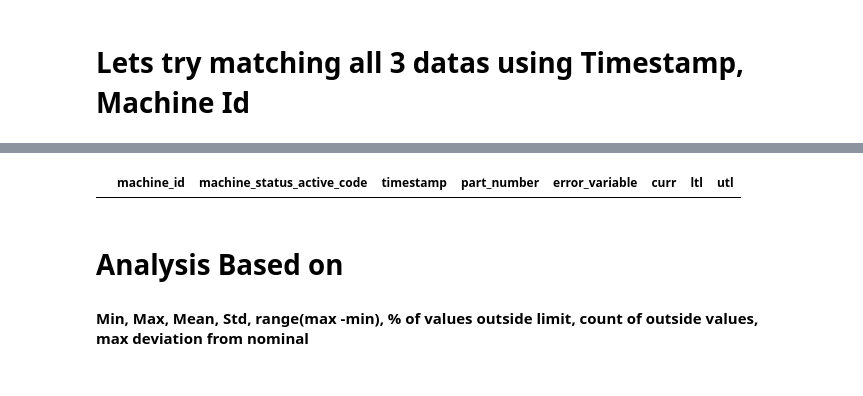
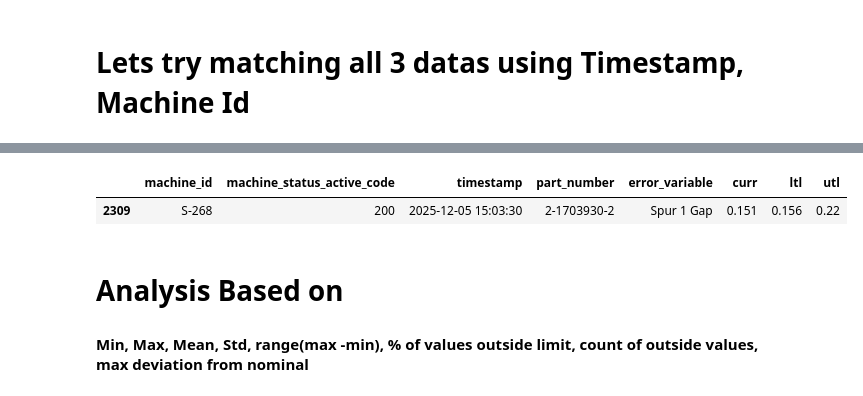
Before and after one commit to OmkarTanajiPatil/TEAICup, a Jupyter notebook: Pandas/5 Visulisation/2.ipynb, the cells around one changed output, grey strips where cells are left out. Cells and saved outputs as stored; diff of their text form; code cells hidden in the pictures.

```diff
--- a/Pandas/5 Visulisation/2.ipynb
+++ b/Pandas/5 Visulisation/2.ipynb
@@ -59,8 +59,10 @@ small_d2
 # %%
 # Lets check if there is errors in this and present in the final dataset d3
-d3[(d3.timestamp >= start_time) & (d3.timestamp <= end_time) & (d3.machine_id == machine_id) & (d3.part_number == part_number)]
+small_d3 = d3[(d3.timestamp >= start_time) & (d3.timestamp <= end_time) & (d3.machine_id == machine_id) & (d3.part_number == part_number)]
+small_d3
 # %% [output]
 |  | machine_id | machine_status_active_code | timestamp | part_number | error_variable | curr | ltl | utl |
+| 2309 | S-268 | 200 | 2025-12-05 15:03:30 | 2-1703930-2 | Spur 1 Gap | 0.151 | 0.156 | 0.22 |
 # %% [markdown]
 # Analysis Based on
 #### Min, Max, Mean, Std, range(max -min), % of values outside limit, count of outside values, max deviation from nominal
```
Also changed, not shown: parts of 4 cells of this notebook, 3 other files.
